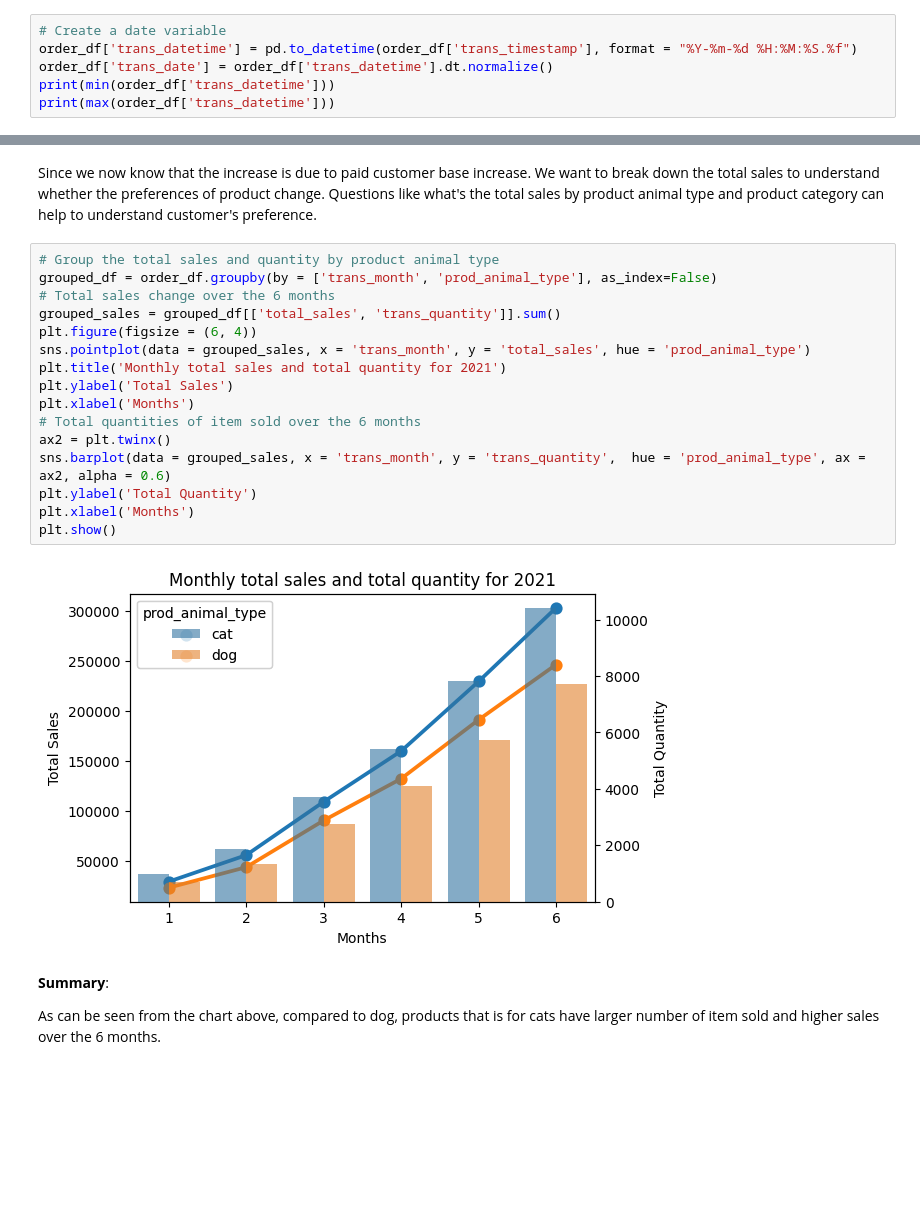
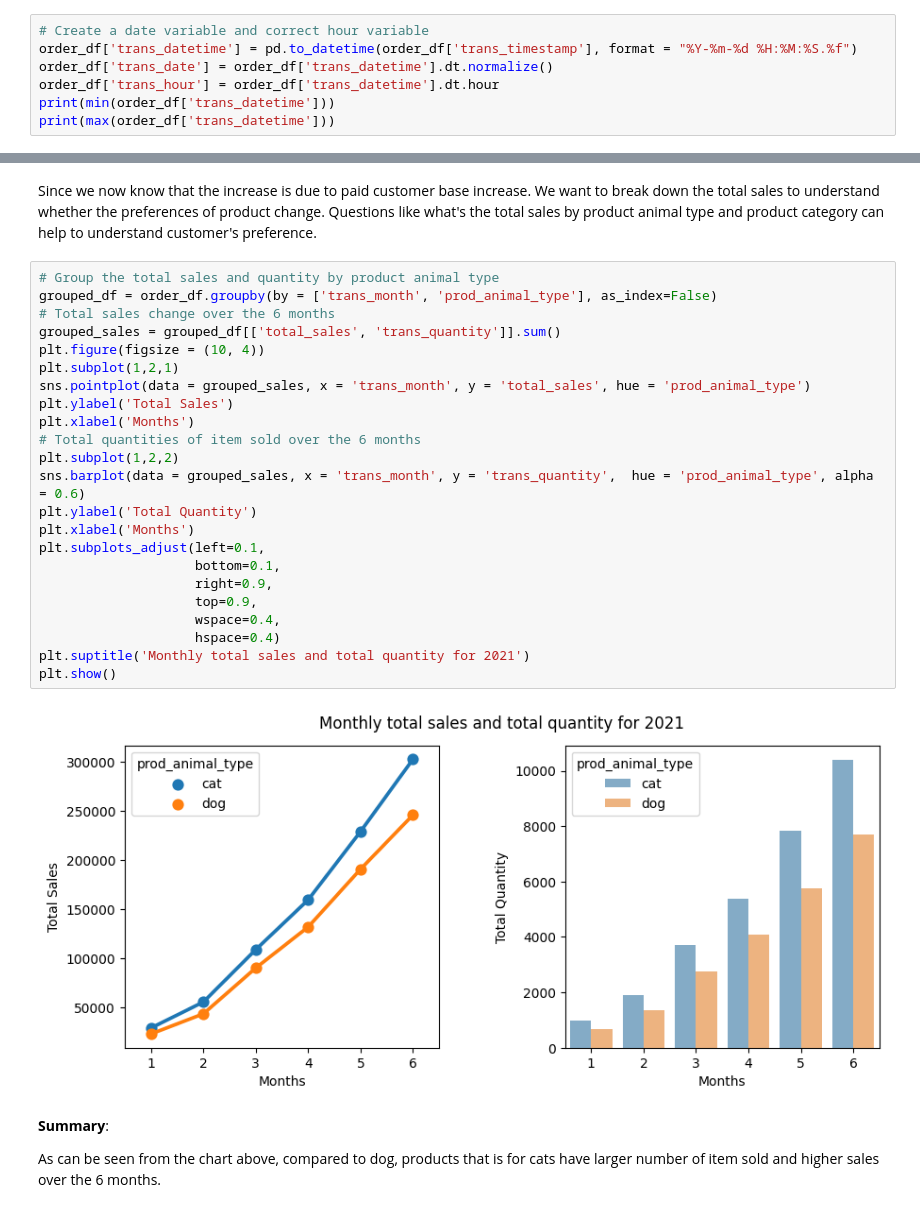
Before and after one commit to southnorthist/kaggle_analysis, a Jupyter notebook: Projects/marketing-analytics/online-retail-sales-trend-analysis/analysis-python.ipynb, the cells around one changed output, grey strips where cells are left out. Drawn from its saved outputs; the diff is of its cells as text; blank space fills up the shorter version.

```diff
--- a/Projects/marketing-analytics/online-retail-sales-trend-analysis/analysis-python.ipynb
+++ b/Projects/marketing-analytics/online-retail-sales-trend-analysis/analysis-python.ipynb
@@ -98,7 +103,8 @@ In addition, we can notice that transaction timestamp has been transformed into
 # %%
-# Create a date variable
+# Create a date variable and correct hour variable
 order_df['trans_datetime'] = pd.to_datetime(order_df['trans_timestamp'], format = "%Y-%m-%d %H:%M:%S.%f")
 order_df['trans_date'] = order_df['trans_datetime'].dt.normalize()
+order_df['trans_hour'] = order_df['trans_datetime'].dt.hour
 print(min(order_df['trans_datetime']))
 print(max(order_df['trans_datetime']))
 # %% [output]
@@ -440,21 +452,28 @@ Since we now know that the increase is due to paid customer base increase. We wa
 # %%
 # Group the total sales and quantity by product animal type
 grouped_df = order_df.groupby(by = ['trans_month', 'prod_animal_type'], as_index=False)
 # Total sales change over the 6 months
 grouped_sales = grouped_df[['total_sales', 'trans_quantity']].sum()
-plt.figure(figsize = (6, 4))
+plt.figure(figsize = (10, 4))
+plt.subplot(1,2,1)
 sns.pointplot(data = grouped_sales, x = 'trans_month', y = 'total_sales', hue = 'prod_animal_type')
-plt.title('Monthly total sales and total quantity for 2021')
 plt.ylabel('Total Sales')
 plt.xlabel('Months')
 # Total quantities of item sold over the 6 months
-ax2 = plt.twinx()
-sns.barplot(data = grouped_sales, x = 'trans_month', y = 'trans_quantity',  hue = 'prod_animal_type', ax = ax2, alpha = 0.6)
+plt.subplot(1,2,2)
+sns.barplot(data = grouped_sales, x = 'trans_month', y = 'trans_quantity',  hue = 'prod_animal_type', alpha = 0.6)
 plt.ylabel('Total Quantity')
 plt.xlabel('Months')
+plt.subplots_adjust(left=0.1,
+                    bottom=0.1,
+                    right=0.9,
+                    top=0.9,
+                    wspace=0.4,
+                    hspace=0.4)
+plt.suptitle('Monthly total sales and total quantity for 2021')
 plt.show()
 # %% [output]
-[figure, old version]
+[figure, new version]
 # %% [markdown]
 __Summary__:
 
```
Also changed, not shown: parts of 17 cells of this notebook, 5 other files.
